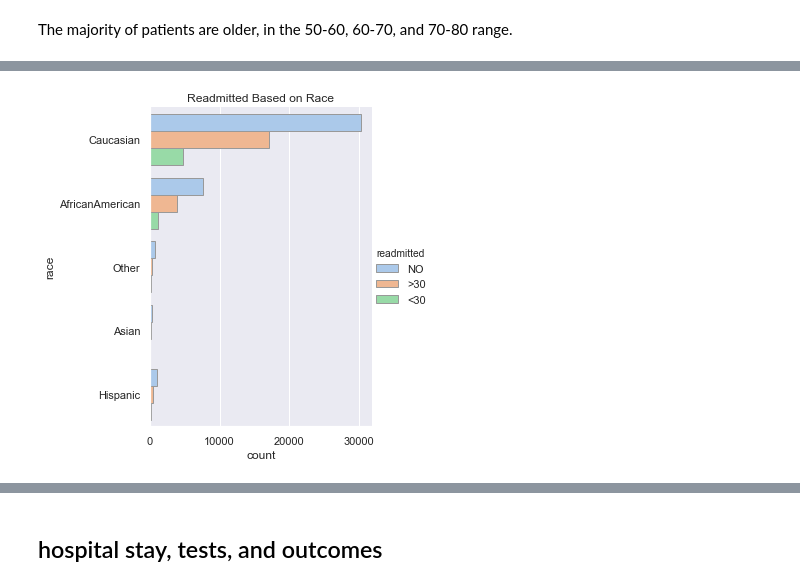
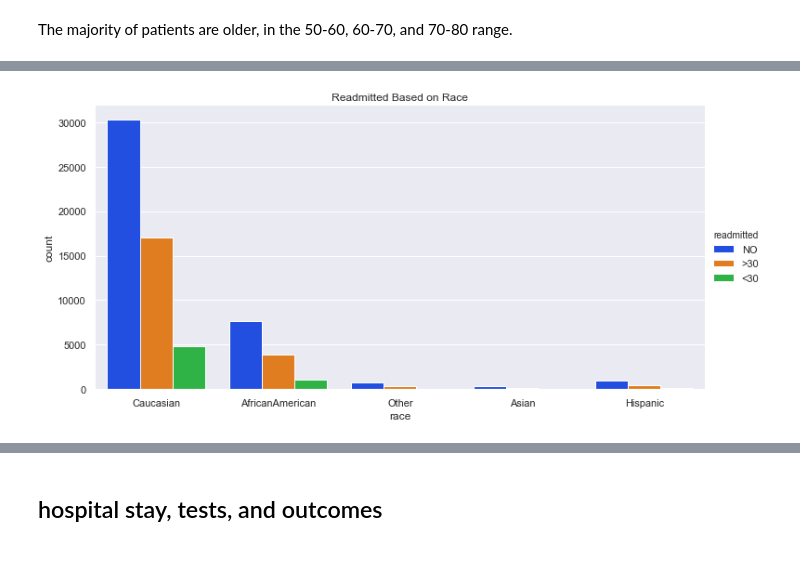
Before and after one commit to annasophiat/diabetic-readmissions, a Jupyter notebook: diabetes_storytelling.ipynb, the cells around one changed output, grey strips where cells are left out. Cells and saved outputs as stored; diff of their text form; code cells hidden in the pictures; blank space fills up the shorter version.

```diff
--- a/diabetes_storytelling.ipynb
+++ b/diabetes_storytelling.ipynb
@@ -151,6 +149,6 @@ plt.show()
 # %%
-sns.catplot(y='race', hue='readmitted', kind='count', palette='pastel', edgecolor='.6', data=diabetes)
+sns.catplot(x='race', hue='readmitted', kind='count', palette='bright', aspect=2, data=diabetes)
 plt.title('Readmitted Based on Race')
 plt.show()
 # %% [output]
-[figure, old version]
+[figure, new version]
```
Also changed, not shown: parts of 23 cells of this notebook, 1 other file.
